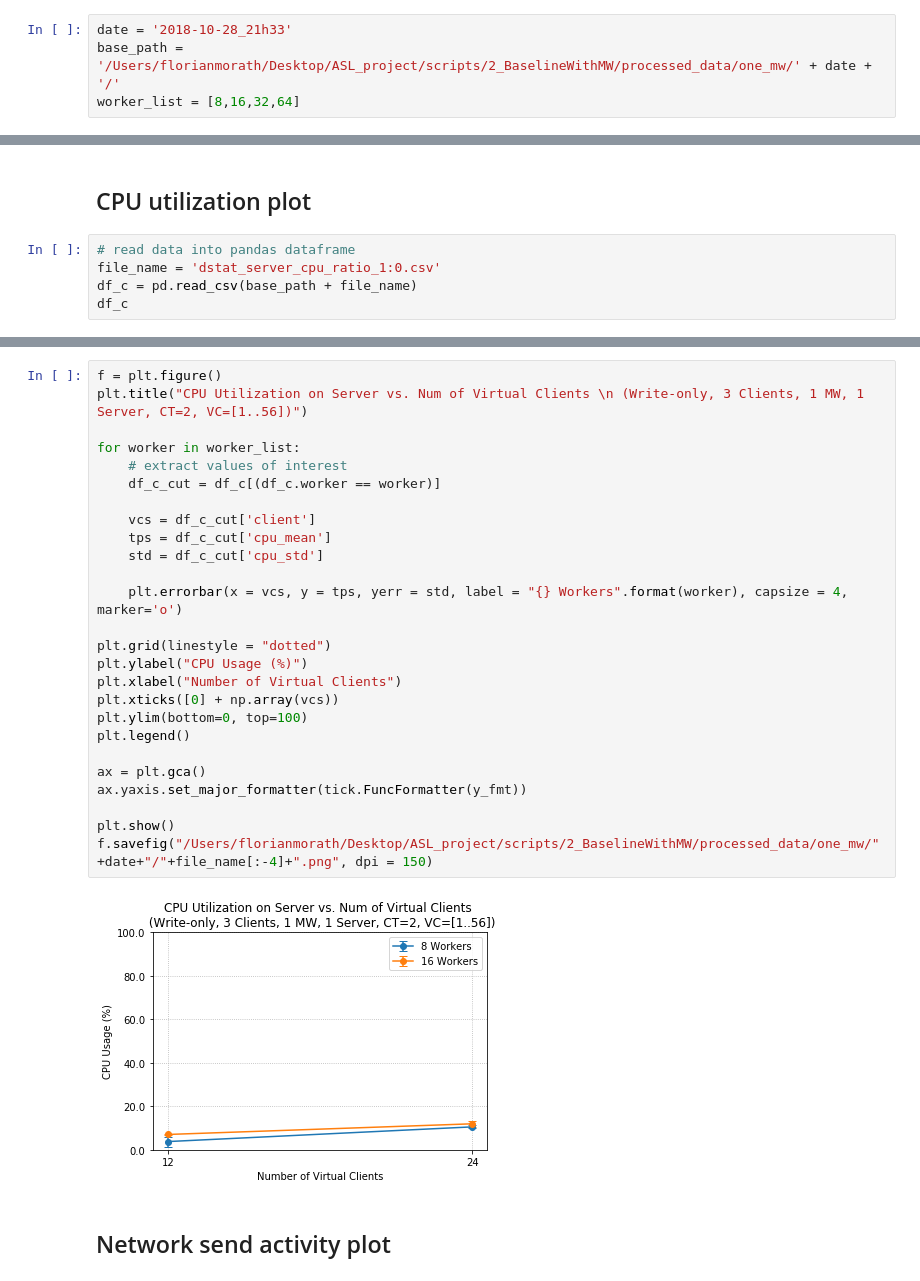
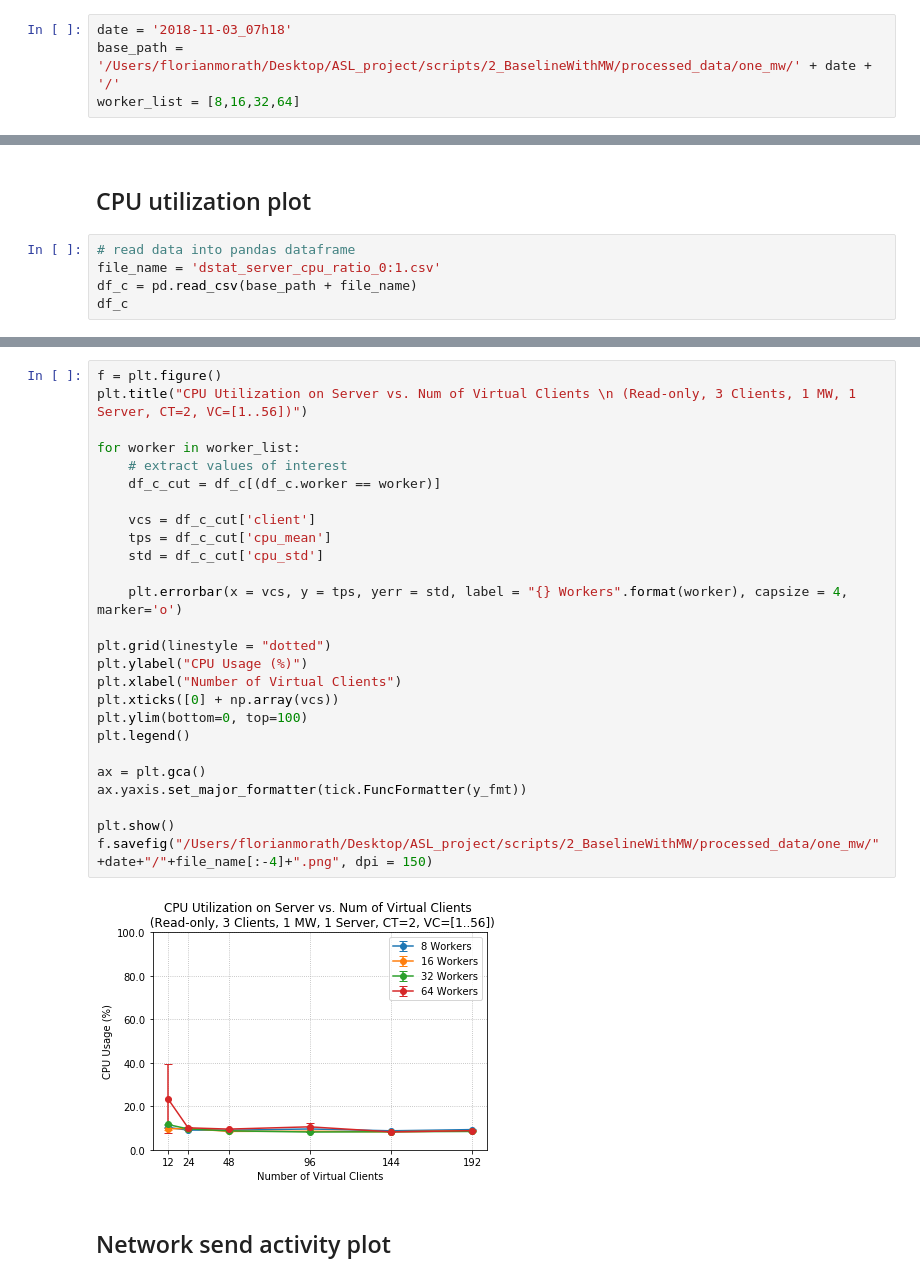
Before and after one commit to florianmorath/ASL_project, a Jupyter notebook: scripts/2_BaselineWithMW/plot_dstat-logs_one_mw.ipynb, the cells around one changed output, grey strips where cells are left out. Saved outputs shown, nothing was run; the diff lists cells and outputs as text.

```diff
--- a/scripts/2_BaselineWithMW/plot_dstat-logs_one_mw.ipynb
+++ b/scripts/2_BaselineWithMW/plot_dstat-logs_one_mw.ipynb
@@ -11,7 +11,7 @@ import pandas as pd
 # %% [markdown]
 ## Adjust date of processed csv files
 # %%
-date = '2018-10-28_21h33'
+date = '2018-11-03_07h18'
 base_path = '/Users/florianmorath/Desktop/ASL_project/scripts/2_BaselineWithMW/processed_data/one_mw/' + date + '/'
 worker_list = [8,16,32,64]
 # %%
@@ -28,7 +28,7 @@ def y_fmt(tick_val, pos):
 ## CPU utilization plot
 # %%
 # read data into pandas dataframe
-file_name = 'dstat_server_cpu_ratio_1:0.csv'
+file_name = 'dstat_server_cpu_ratio_0:1.csv'
 df_c = pd.read_csv(base_path + file_name)
 df_c
 # %% [output]
@@ -40,31 +52,31 @@ df_c
 # %%
 f = plt.figure()
-plt.title("CPU Utilization on Server vs. Num of Virtual Clients \n (Write-only, 3 Clients, 1 MW, 1 Server, CT=2, VC=[1..56])")
+plt.title("CPU Utilization on Server vs. Num of Virtual Clients \n (Read-only, 3 Clients, 1 MW, 1 Server, CT=2, VC=[1..56])")
 
 for worker in worker_list:
     # extract values of interest
     df_c_cut = df_c[(df_c.worker == worker)]
 
     vcs = df_c_cut['client']
     tps = df_c_cut['cpu_mean']
     std = df_c_cut['cpu_std']
 
     plt.errorbar(x = vcs, y = tps, yerr = std, label = "{} Workers".format(worker), capsize = 4, marker='o')
 
 plt.grid(linestyle = "dotted")
 plt.ylabel("CPU Usage (%)")
 plt.xlabel("Number of Virtual Clients")
 plt.xticks([0] + np.array(vcs))
 plt.ylim(bottom=0, top=100)
 plt.legend()
 
 ax = plt.gca()
 ax.yaxis.set_major_formatter(tick.FuncFormatter(y_fmt))
 
 plt.show()
 f.savefig("/Users/florianmorath/Desktop/ASL_project/scripts/2_BaselineWithMW/processed_data/one_mw/"+date+"/"+file_name[:-4]+".png", dpi = 150)
 # %% [output]
-[figure, old version]
+[figure, new version]
 # %% [markdown]
 ## Network send activity plot
 # %%
```
Also changed, not shown: parts of 5 cells of this notebook, 44 other files.
